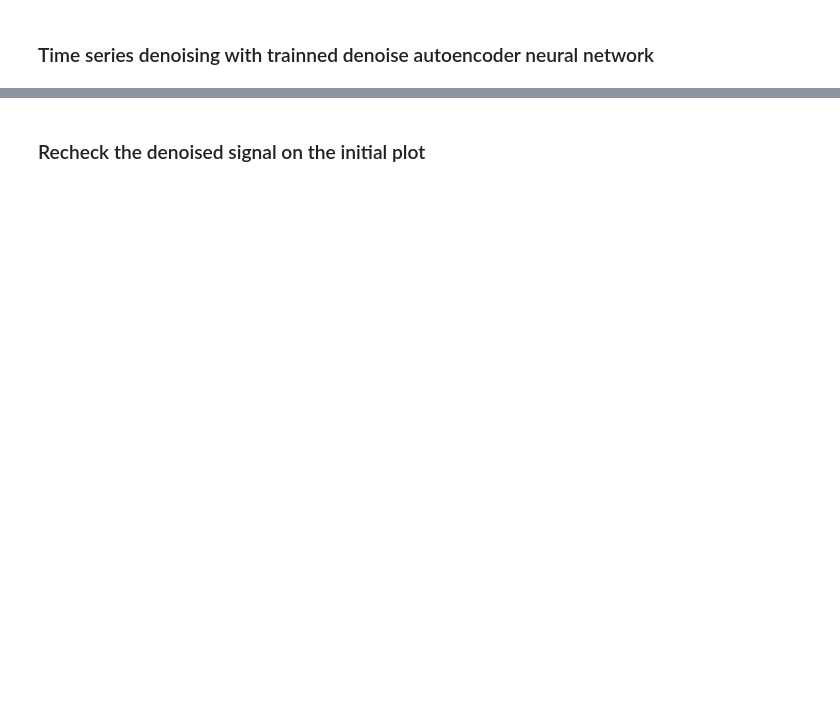
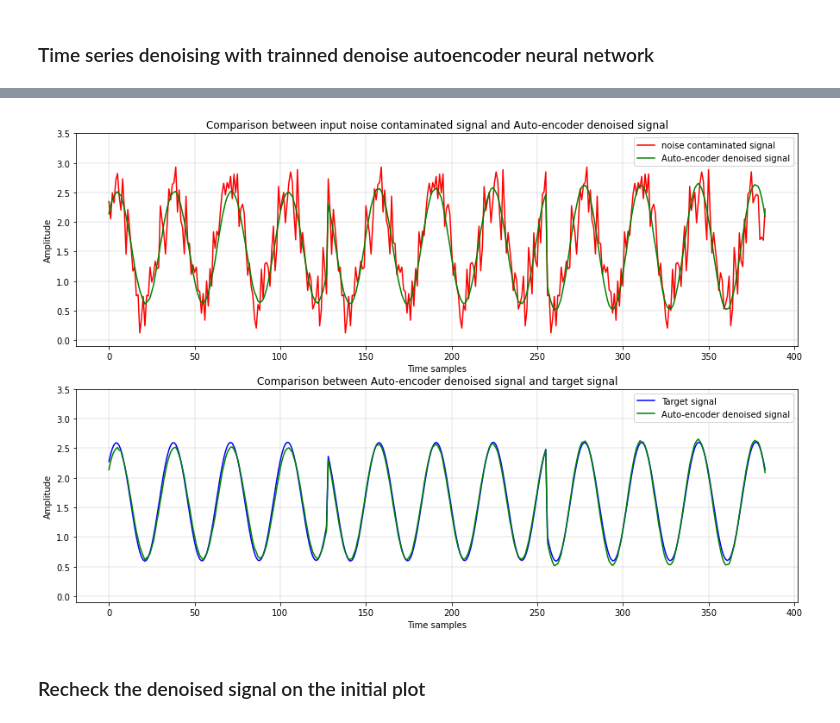
Before and after one commit to haozh7109/Machine-learning-and-deep-learning-project-and-practice, a Jupyter notebook: 06_My_Tensorflow2_Applications/JupyterNoteBook_Keynotes/TF2_Signal_Denoise_with_Autoencoder.ipynb, the cells around one changed output, grey strips where cells are left out. Drawn from its saved outputs; the diff is of its cells as text; code cells hidden in the pictures; blank space fills up the shorter version.

```diff
--- a/06_My_Tensorflow2_Applications/JupyterNoteBook_Keynotes/TF2_Signal_Denoise_with_Autoencoder.ipynb
+++ b/06_My_Tensorflow2_Applications/JupyterNoteBook_Keynotes/TF2_Signal_Denoise_with_Autoencoder.ipynb
@@ -218,3 +221,29 @@ plt.show()
+# %%
+# select the denoised signal from the test sets for QC comparison
+
+fig = plt.figure(4,figsize=(15, 10))
+
+ax  = fig.add_subplot(2,1,1)
+ax.plot(test_set_x[:3,:].flatten(),'r',label='noise contaminated signal')
+ax.plot(denoised_predictions[:3,:].flatten(),'g',label='Auto-encoder denoised signal')
+ax.set_xlabel('Time samples')
+ax.set_ylabel('Amplitude')
+ax.set_title('Comparison between input noise contaminated signal and Auto-encoder denoised signal')
+ax.set_ylim(-0.10, 3.5)
+ax.legend(loc='upper right')
+ax.grid(color='k', linestyle='-', linewidth=0.1)
+
+ax  = fig.add_subplot(2,1,2)
+ax.plot(test_set_y[:3,:].flatten(),'b',label='Target signal')
+ax.plot(denoised_predictions[:3,:].flatten(),'g',label='Auto-encoder denoised signal')
+ax.set_xlabel('Time samples')
+ax.set_ylabel('Amplitude')
+ax.set_title('Comparison between Auto-encoder denoised signal and target signal')
+ax.set_ylim(-0.10, 3.5)
+ax.legend(loc='upper right')
+ax.grid(color='k', linestyle='-', linewidth=0.1)
+# %% [output]
+[figure, added]
 # %% [markdown]
 ### Recheck the denoised signal on the initial plot
 # %%
```
Also changed, not shown: parts of 10 cells of this notebook.
